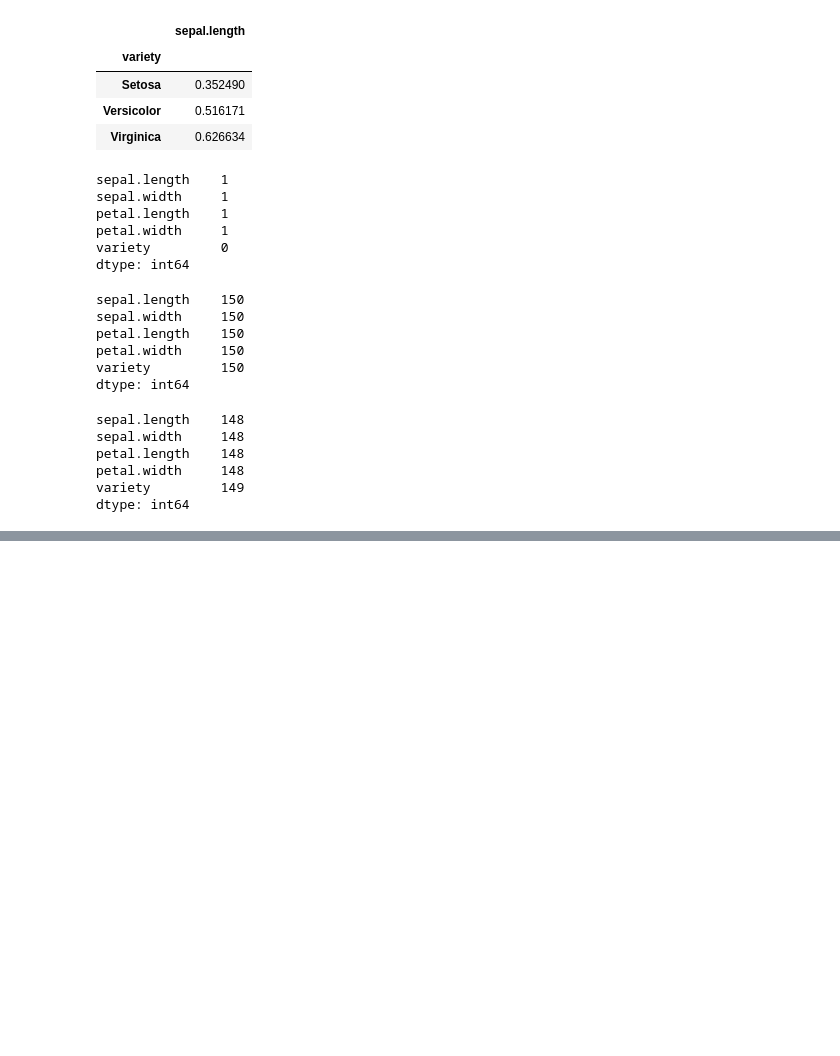
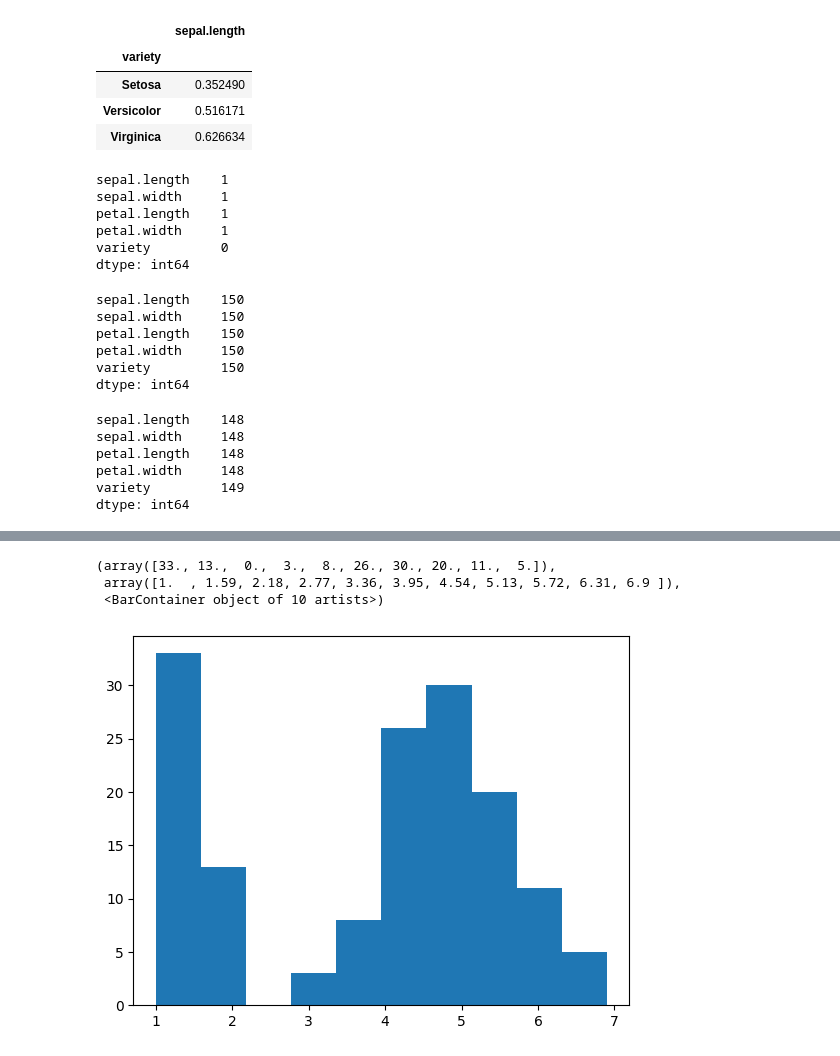
Before and after one commit to mhemanthkmr1503-ctrl/Python_July_25, a Jupyter notebook: numpy/pandas_tut.ipynb, the cells around one changed output, grey strips where cells are left out. Drawn from its saved outputs; the diff is of its cells as text; code cells hidden in the pictures; blank space fills up the shorter version.

Commit message:
Added Matplotlib

```diff
--- a/numpy/pandas_tut.ipynb
+++ b/numpy/pandas_tut.ipynb
@@ -289,0 +290,10 @@ df.fillna(56)
+# %%
+from matplotlib import pyplot as plt
+
+
+plt.hist(df['petal.length'])
+# %% [output]
+(array([33., 13.,  0.,  3.,  8., 26., 30., 20., 11.,  5.]),
+ array([1.  , 1.59, 2.18, 2.77, 3.36, 3.95, 4.54, 5.13, 5.72, 6.31, 6.9 ]),
+ <BarContainer object of 10 artists>)
+[figure, added]
```
Also changed, not shown: parts of 3 cells of this notebook, 1 other file.
